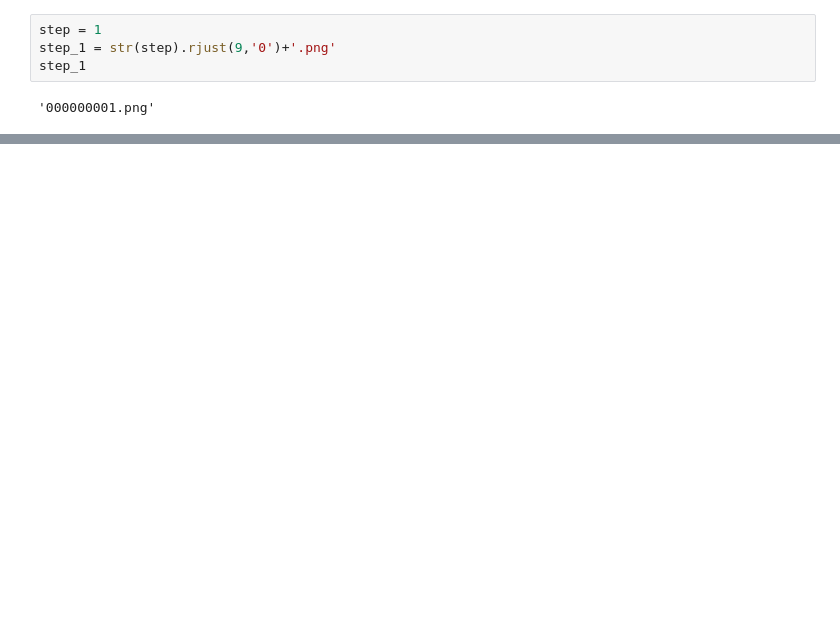
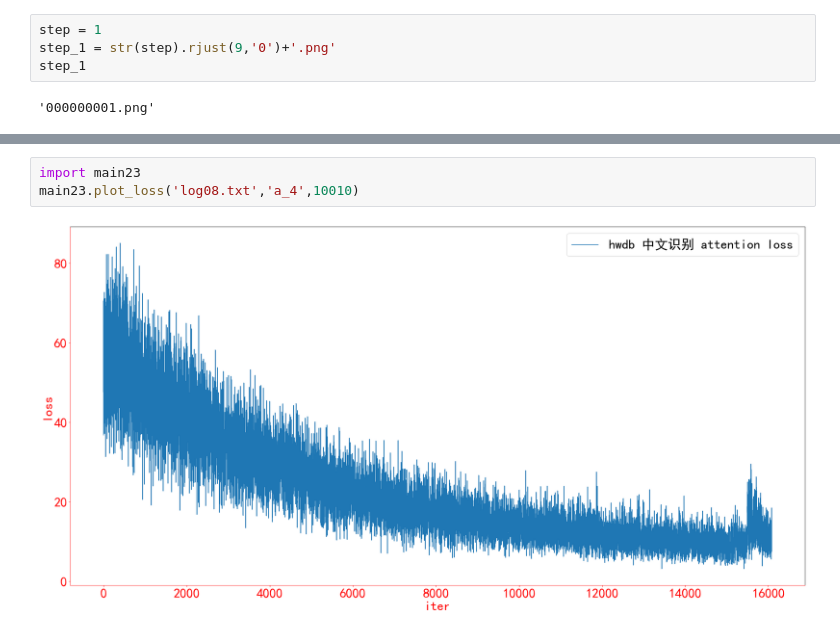
Before and after one commit to whutweihuan/DeepLearing, a Jupyter notebook: train.ipynb, the cells around one changed output, grey strips where cells are left out. Saved outputs shown, nothing was run; the diff lists cells and outputs as text; blank space fills up the shorter version.

```diff
--- a/train.ipynb
+++ b/train.ipynb
@@ -412,0 +440,5 @@ step_1
+# %%
+import main23
+main23.plot_loss('log08.txt','a_4',10010)
+# %% [output]
+[figure, added]
```
Also changed, not shown: parts of 5 cells of this notebook, 21 other files.
